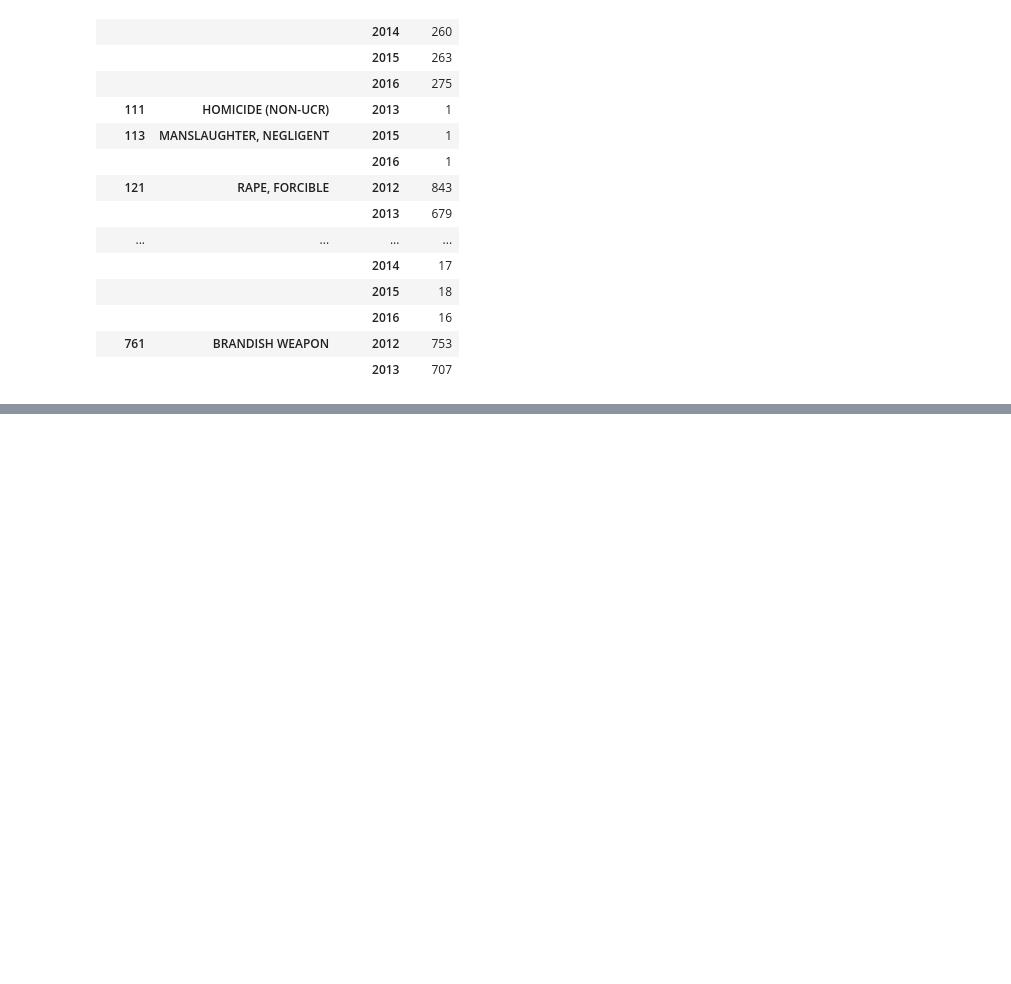
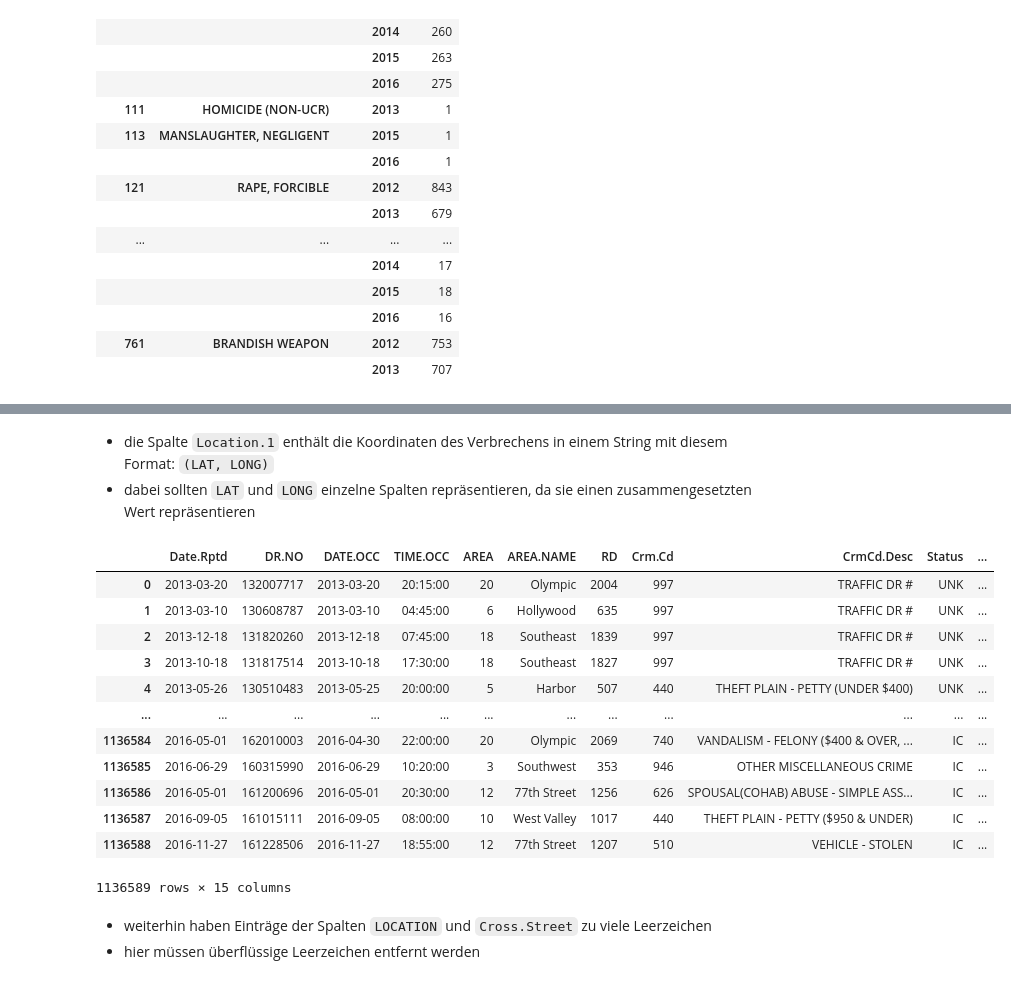
Before and after one commit to dominikth13/BI_Project, a Jupyter notebook: data_analysis.ipynb, the cells around one changed output, grey strips where cells are left out. Cells and saved outputs as stored; diff of their text form; code cells hidden in the pictures; blank space fills up the shorter version.

Commit message:
Add data cleaning

```diff
--- a/data_analysis.ipynb
+++ b/data_analysis.ipynb
@@ -99,9 +99,10 @@ Welche Attribute final ausgewählt werden, wird im Verlauf des Modeling klarer,
 Im nächsten Schritt wird evaluiert, ob das Verwenden aller Records sinnhaft ist. Möglich wäre z.B., dass sich die Verbrechensmengen oder Typen über die Zeit verändert haben. Aus diesem Grund analysieren wir im nächsten Schritt, die Menge an Verbrechen pro Jahr in einem Bezirk und die häufig auftretenden Verbrechen pro Jahr in einem bestimmten Bezirk. Falls es große Abweichungen gibt, ist es möglich, dass bestimmte Datensätze nicht zur Analyse verwendet werden sollten.
 # %%
 # Reformat the date from String to Date
-csv_data['DATE.OCC'] = pd.to_datetime(csv_data['DATE.OCC'])
+data_for_selection = csv_data.copy()
+data_for_selection['DATE.OCC'] = pd.to_datetime(data_for_selection['DATE.OCC'])
 # Create a sorted table
-data_sorted_by_date_occ = csv_data.sort_values(by='DATE.OCC')
+data_sorted_by_date_occ = data_for_selection.sort_values(by='DATE.OCC')
 data_sorted_by_date_occ.head()
 # %% [output]
 |  | Date.Rptd | DR.NO | DATE.OCC | TIME.OCC | AREA | AREA.NAME | RD | Crm.Cd | CrmCd.Desc | Status | ... |
@@ -208,0 +233,55 @@ display(HTML(data_with_year[['DATE.OCC','CrmCd.Desc','Crm.Cd','DR.NO']].groupby(
+# %%
+# First: create a copy of the raw data
+cleaned_data = csv_data.copy()
+# %%
+cleaned_data['Date.Rptd'] = pd.to_datetime(cleaned_data['Date.Rptd'])
+cleaned_data['DATE.OCC'] = pd.to_datetime(cleaned_data['DATE.OCC'])
+
+from datetime import time
+def time_formatter(time_raw):
+    time_raw_str = str(time_raw)
+    if len(time_raw_str) <= 2:
+        # It's 12am
+        time_formatted = time(hour=0, minute=time_raw)
+    else:
+        type(len(time_raw_str)/2)
+        time_formatted = time(hour=int(time_raw_str[:int(len(time_raw_str)/2)]), minute=int(time_raw_str[int(len(time_raw_str)/2):]))
+    return time_formatted
+
+cleaned_data['TIME.OCC'] = cleaned_data['TIME.OCC'].map(time_formatter)
+# %% [markdown]
+- die Spalte `Location.1` enthält die Koordinaten des Verbrechens in einem String mit diesem Format: `(LAT, LONG)`
+- dabei sollten `LAT` und `LONG` einzelne Spalten repräsentieren, da sie einen zusammengesetzten Wert repräsentieren
+# %%
+#cleaned_data[['LAT', 'LONG']] = cleaned_data['Location.1'].apply(lambda coordinates: pd.Series(str(coordinates).split(',')))
+def lat_formatter(coordinate) :
+    if len(str(coordinate).split(',')) > 1:
+        return float(str(coordinate).split(',')[0].replace('(', ''))
+    return None
+cleaned_data['LAT'] = cleaned_data['Location.1'].map(lat_formatter)
+
+def long_formatter(coordinate) :
+    if len(str(coordinate).split(',')) > 1:
+        return float(str(coordinate).split(',')[1].replace(')', ''))
+    return None
+
+cleaned_data['LONG'] = cleaned_data['Location.1'].map(long_formatter)
+cleaned_data = cleaned_data.drop(columns=['Location.1'])
+cleaned_data
+# %% [output]
+|  | Date.Rptd | DR.NO | DATE.OCC | TIME.OCC | AREA | AREA.NAME | RD | Crm.Cd | CrmCd.Desc | Status | ... |
+| 0 | 2013-03-20 | 132007717 | 2013-03-20 | 20:15:00 | 20 | Olympic | 2004 | 997 | TRAFFIC DR # | UNK | ... |
+| 1 | 2013-03-10 | 130608787 | 2013-03-10 | 04:45:00 | 6 | Hollywood | 635 | 997 | TRAFFIC DR # | UNK | ... |
+| 2 | 2013-12-18 | 131820260 | 2013-12-18 | 07:45:00 | 18 | Southeast | 1839 | 997 | TRAFFIC DR # | UNK | ... |
+| 3 | 2013-10-18 | 131817514 | 2013-10-18 | 17:30:00 | 18 | Southeast | 1827 | 997 | TRAFFIC DR # | UNK | ... |
+| 4 | 2013-05-26 | 130510483 | 2013-05-25 | 20:00:00 | 5 | Harbor | 507 | 440 | THEFT PLAIN - PETTY (UNDER $400) | UNK | ... |
+| ... | ... | ... | ... | ... | ... | ... | ... | ... | ... | ... | ... |
+| 1136584 | 2016-05-01 | 162010003 | 2016-04-30 | 22:00:00 | 20 | Olympic | 2069 | 740 | VANDALISM - FELONY ($400 & OVER, ... | IC | ... |
+| 1136585 | 2016-06-29 | 160315990 | 2016-06-29 | 10:20:00 | 3 | Southwest | 353 | 946 | OTHER MISCELLANEOUS CRIME | IC | ... |
+| 1136586 | 2016-05-01 | 161200696 | 2016-05-01 | 20:30:00 | 12 | 77th Street | 1256 | 626 | SPOUSAL(COHAB) ABUSE - SIMPLE ASS... | IC | ... |
+| 1136587 | 2016-09-05 | 161015111 | 2016-09-05 | 08:00:00 | 10 | West Valley | 1017 | 440 | THEFT PLAIN - PETTY ($950 & UNDER) | IC | ... |
+| 1136588 | 2016-11-27 | 161228506 | 2016-11-27 | 18:55:00 | 12 | 77th Street | 1207 | 510 | VEHICLE - STOLEN | IC | ... |
+1136589 rows × 15 columns
+# %% [markdown]
+- weiterhin haben Einträge der Spalten `LOCATION` und `Cross.Street` zu viele Leerzeichen
+- hier müssen überflüssige Leerzeichen entfernt werden
```
Also changed, not shown: parts of 15 cells of this notebook.
